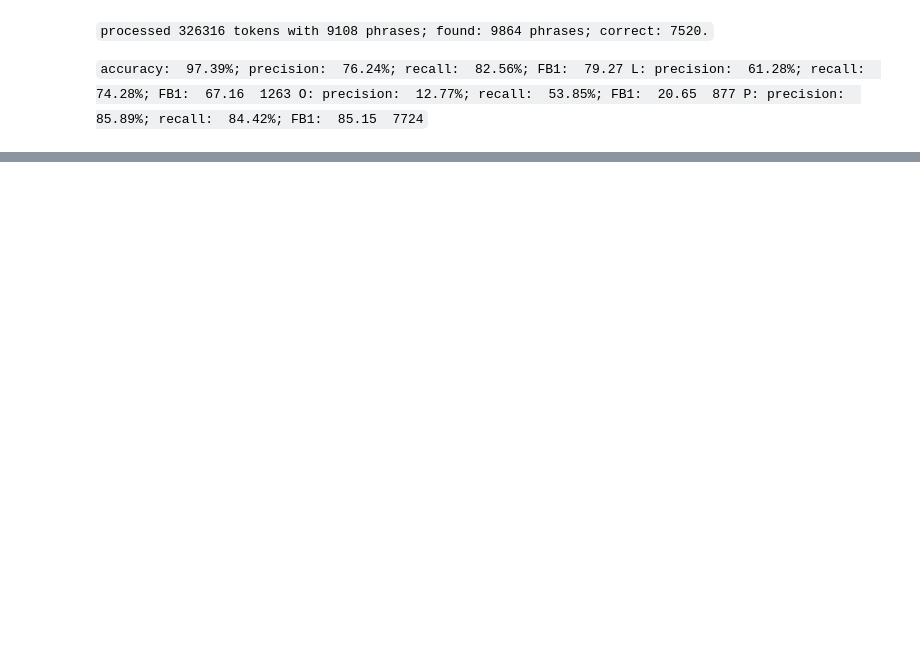
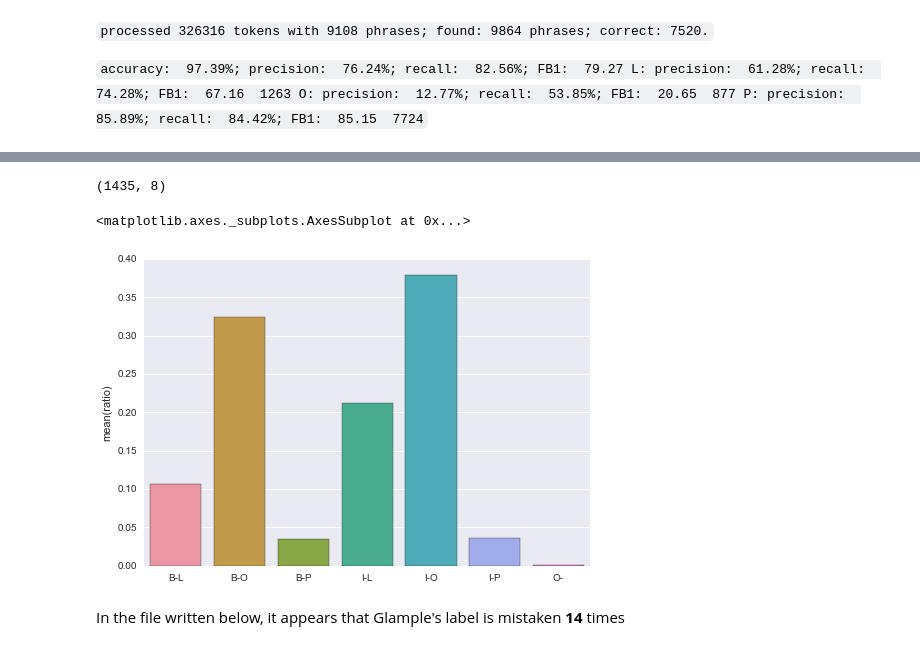
Before and after one commit to riddlet/Audible, a Jupyter notebook: Week 4.ipynb, the cells around one changed output, grey strips where cells are left out. Drawn from its saved outputs; the diff is of its cells as text; code cells hidden in the pictures; blank space fills up the shorter version.

```diff
--- a/Week 4.ipynb
+++ b/Week 4.ipynb
@@ -289,0 +280,18 @@ df.iloc[sample_locations,:]
+# %%
+df['unique_tags_noglamp'] = df[['aud_clean', 'spacy', 'stanford']].apply(lambda x: x.nunique(), axis=1)
+df[(df['unique_tags']>1) & (df['unique_tags_noglamp'] == 1)].shape
+# %% [output]
+(1435, 8)
+# %%
+glamps = df[(df['unique_tags']>1) & (df['unique_tags_noglamp'] == 1)]['glamp_clean'].value_counts()
+totals = df.glamp_clean.value_counts()
+plot_dat = pd.DataFrame({'glamps':glamps,
+             'totals':totals})
+plot_dat['ratio'] = plot_dat.glamps/plot_dat.totals
+# %%
+sns.barplot(plot_dat.index, plot_dat.ratio)
+# %% [output]
+<matplotlib.axes._subplots.AxesSubplot at 0x...>
+[figure, added]
+# %% [markdown]
+In the file written below, it appears that Glample's label is mistaken **14** times
```
Also changed, not shown: parts of 32 cells of this notebook.
